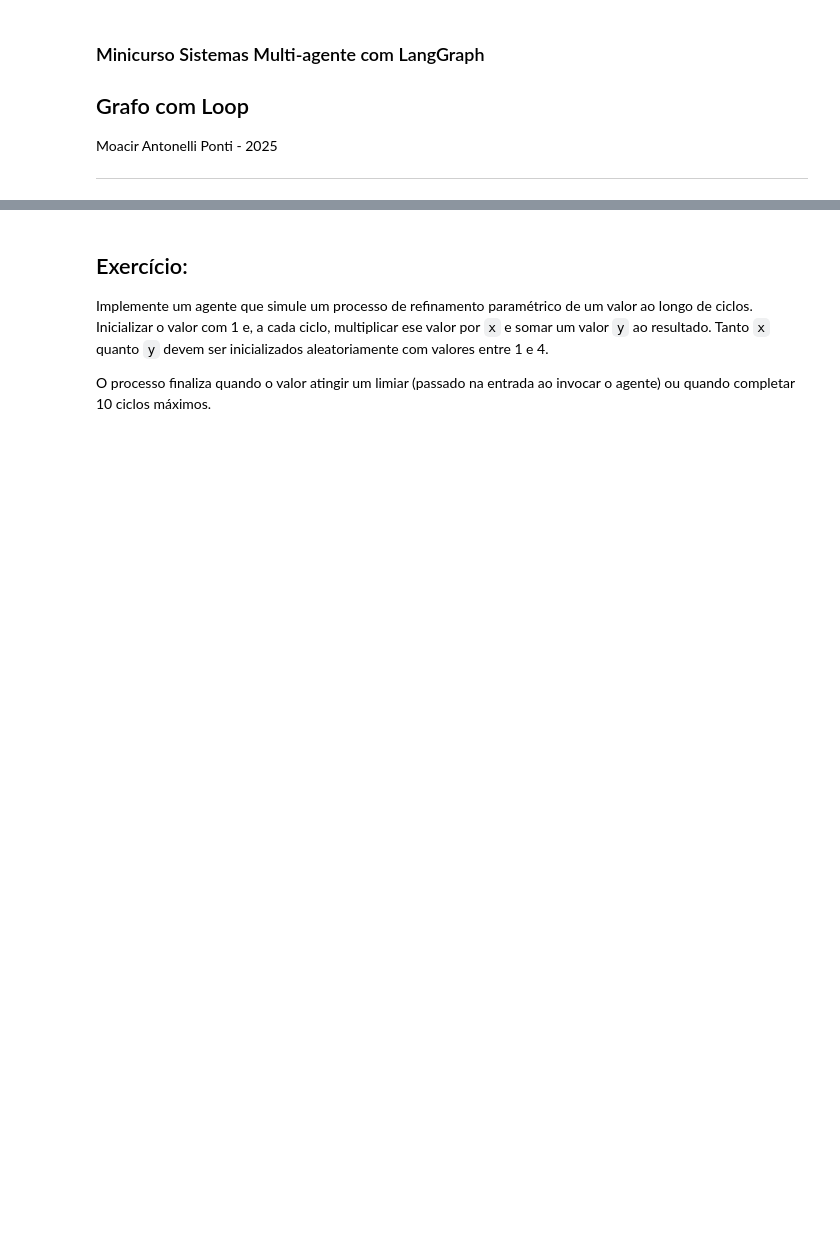
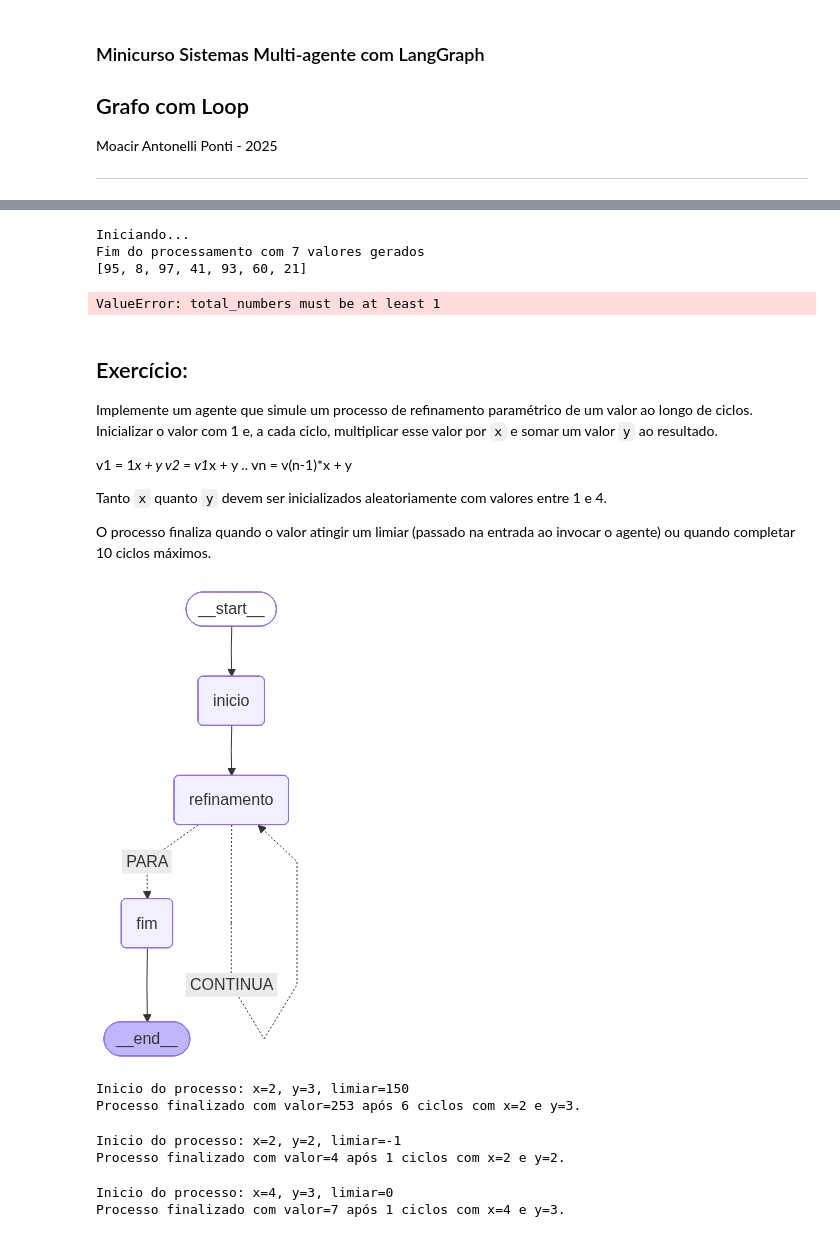
Before and after one commit to maponti/langgraph_shortcourse, a Jupyter notebook: parte_2a_loop.ipynb, the cells around one changed output, grey strips where cells are left out. Cells and saved outputs as stored; diff of their text form; code cells hidden in the pictures; blank space fills up the shorter version.

```diff
--- a/parte_2a_loop.ipynb
+++ b/parte_2a_loop.ipynb
@@ -39,11 +76,26 @@ display(Image(app.get_graph().draw_mermaid_png()))
+# %%
+res = app.invoke({'total_numbers': 7})
+print(res['values'])
+# %% [output]
+Iniciando...
+Fim do processamento com 7 valores gerados
+[95, 8, 97, 41, 93, 60, 21]
 # %%
-res = app.invoke({})
+res = app.invoke({'total_numbers': -2})
 print(res['values'])
+# %% [output]
+ValueError: total_numbers must be at least 1
 # %% [markdown]
 ## Exercício:
 
 Implemente um agente que simule um processo de refinamento paramétrico de um valor ao longo de ciclos.
-Inicializar o valor com 1 e, a cada ciclo, multiplicar ese valor por `x` e somar um valor `y` ao resultado.
+Inicializar o valor com 1 e, a cada ciclo, multiplicar esse valor por `x` e somar um valor `y` ao resultado.
+
+v1 =  1*x + y</br>
+v2 = v1*x + y</br>
+..</br>
+vn = v(n-1)*x + y</br>
+
 Tanto `x` quanto `y` devem ser inicializados aleatoriamente com valores entre 1 e 4.
 
 O processo finaliza quando o valor atingir um limiar (passado na entrada ao invocar o agente) ou quando completar 10 ciclos máximos.
@@ -49,0 +147,38 @@ O processo finaliza quando o valor atingir um limiar (passado na entrada ao invo
+# %%
+graph = StateGraph(AgentState)
+
+graph.add_node("inicio", inicializa)
+graph.add_node("refinamento", refina)
+graph.add_node("fim", finaliza)
+
+graph.set_entry_point("inicio")
+graph.add_edge("inicio", "refinamento")
+
+graph.add_conditional_edges(
+    source="refinamento",
+    path=decisao,
+    path_map={"CONTINUA": "refinamento", "PARA": "fim"}
+)
+
+graph.add_edge("fim", END)
+
+app = graph.compile()
+
+display(Image(app.get_graph().draw_mermaid_png()))
+# %% [output]
+[figure, added]
+# %%
+res = app.invoke({"limiar": 150})
+# %% [output]
+Inicio do processo: x=2, y=3, limiar=150
+Processo finalizado com valor=253 após 6 ciclos com x=2 e y=3.
+# %%
+res = app.invoke({"limiar": -1})
+# %% [output]
+Inicio do processo: x=2, y=2, limiar=-1
+Processo finalizado com valor=4 após 1 ciclos com x=2 e y=2.
+# %%
+res = app.invoke({"limiar": 0})
+# %% [output]
+Inicio do processo: x=4, y=3, limiar=0
+Processo finalizado com valor=7 após 1 ciclos com x=4 e y=3.
```
Also changed, not shown: parts of 8 cells of this notebook, 7 other files.
